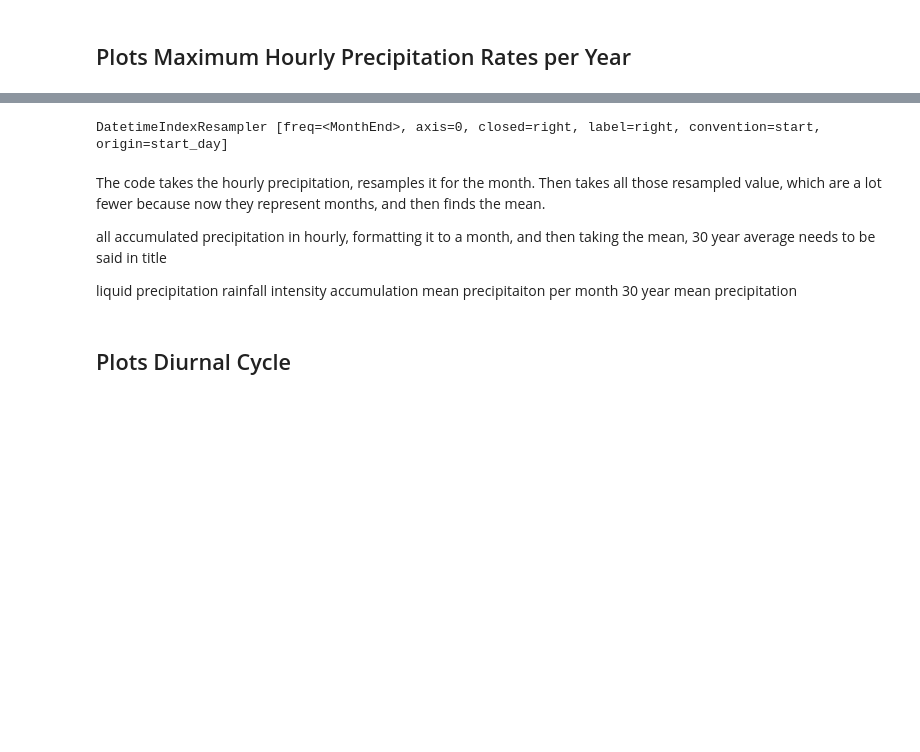
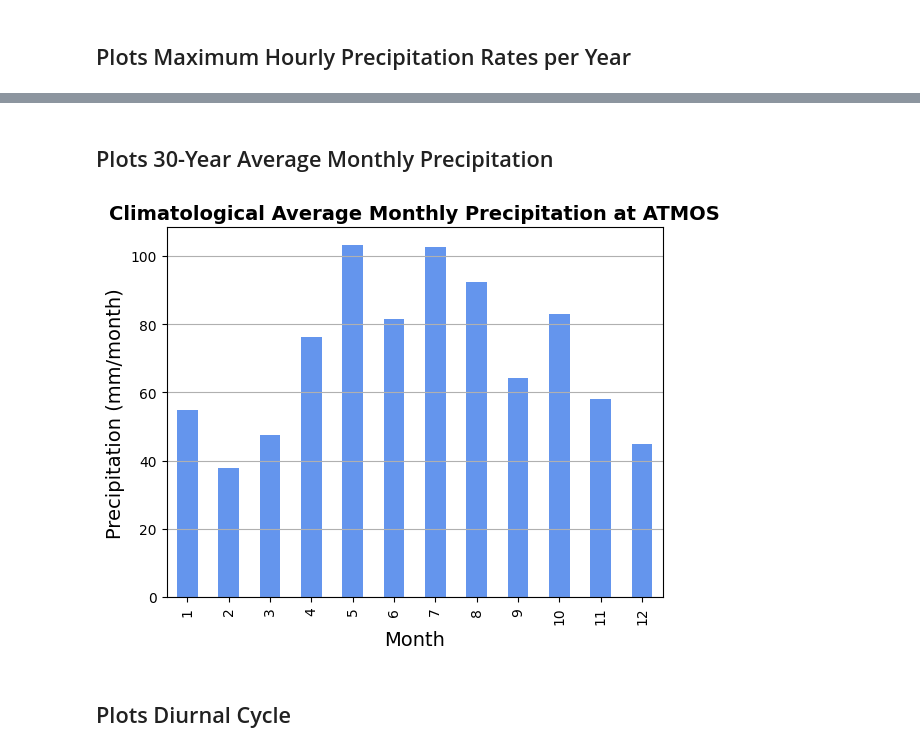
Before and after one commit to JackColw/ATMOS484_plots, a Jupyter notebook: QC_ATMOS_Tower_Data.ipynb, the cells around one changed output, grey strips where cells are left out. Saved outputs shown, nothing was run; the diff lists cells and outputs as text; code cells hidden in the pictures; blank space fills up the shorter version.

```diff
--- a/QC_ATMOS_Tower_Data.ipynb
+++ b/QC_ATMOS_Tower_Data.ipynb
@@ -632,17 +558,52 @@ ax.grid(axis='y')
-# %%
-print(hourly_precipitation.resample(M)
-# %% [output]
-DatetimeIndexResampler [freq=<MonthEnd>, axis=0, closed=right, label=right, convention=start, origin=start_day]
-# %% [markdown]
-The code takes the hourly precipitation, resamples it for the month. Then takes all those resampled value, which are a lot fewer because now they represent months, and then finds the mean.
-
-all accumulated precipitation in hourly, formatting it to a month, and then taking the mean, 30 year average needs to be said in title
-
-liquid precipitation
-rainfall intensity
-accumulation
-mean precipitaiton per month
-30 year mean precipitation
+# %% [markdown]
+<h2> Plots 30-Year Average Monthly Precipitation
+# %%
+#This code takes the hourly precipitation, resamples it for the month.
+#Then it takes the values of the resampled months and sums them all up for their respective months.
+#Then it takes the averages of each month's sum
+
+#For example, in each Januaray of each year it adds all the days together for that month to get the resampled sum
+#Then it takes the mean of all of those summed values for all Januaries.
+
+monthly_total = hourly_precipitation.resample("1M").sum()
+# %%
+monthly_average_total_precip = monthly_total.groupby(monthly_total.index.month).mean()
+# %%
+import matplotlib.pyplot as plt
+
+# Assuming you have a pandas Series called "monthly_average_total_precip"
+
+# Create a figure and axes
+fig, ax = plt.subplots()
+
+# Plot the data as a bar plot with the specified color
+monthly_average_total_precip.plot.bar(ax=ax, color='cornflowerblue')
+
+# Set the labels and title
+ax.set_xlabel('Month', fontsize=14)
+ax.set_ylabel('Precipitation (mm/month)', fontsize=14)
+ax.set_title('Climatological Average Monthly Precipitation at ATMOS', fontweight='bold', fontsize=14)
+
+# Show the grid on the y-axis
+ax.grid(axis='y')
+
+#Define the directory where you want to save the figure
+save_directory = r'C:\Users\colwe\OneDrive\Desktop\Argonne\ATMOS_Tower_Data\Precip_Figures'
+
+#Create the directory if it doesn't exist
+os.makedirs(save_directory, exist_ok=True)
+
+#Define the filename and full path to save the figure
+filename = 'Climatological_Average_Monthly_3.png'
+save_path = os.path.join(save_directory, filename)
+
+#Save the figure as a .png in the specified directory
+plt.savefig(save_path, dpi=300)
+
+# Display the plot
+plt.show()
+# %% [output]
+[figure, added]
 # %% [markdown]
 <h2> Plots Diurnal Cycle
 # %%
```
Also changed, not shown: parts of 6 cells of this notebook.
